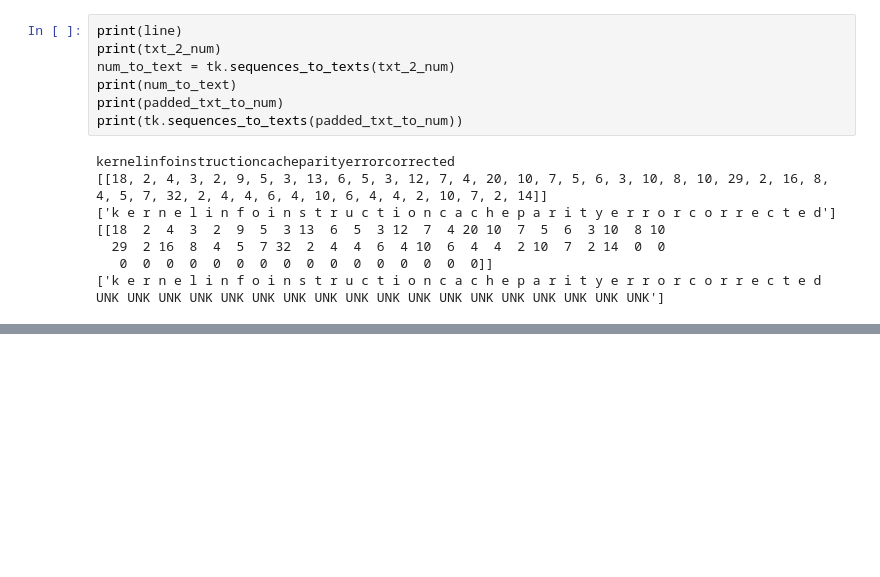
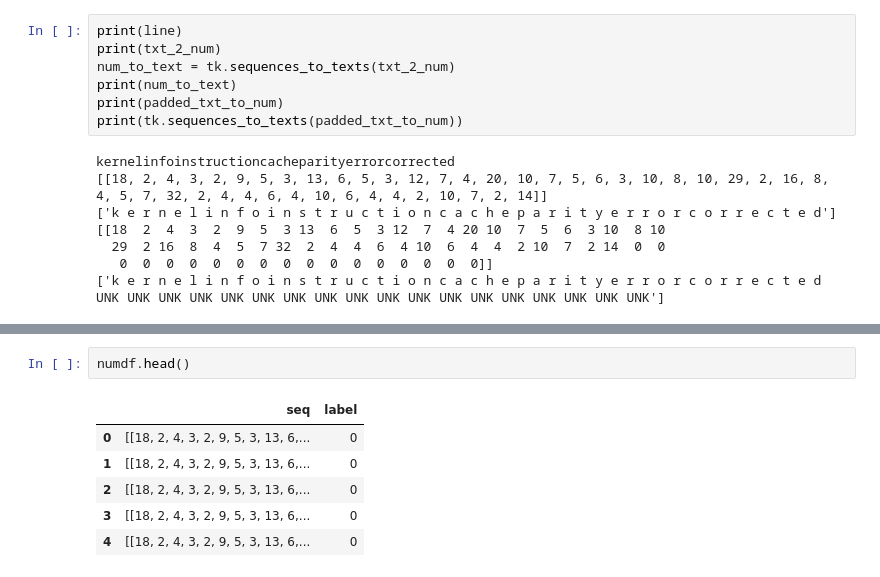
Before and after one commit to BhujayKumarBhatta/OCLog, a Jupyter notebook: oclog/EdaBGL_1.ipynb, the cells around one changed output, grey strips where cells are left out. Saved outputs shown, nothing was run; the diff lists cells and outputs as text; blank space fills up the shorter version.

```diff
--- a/oclog/EdaBGL_1.ipynb
+++ b/oclog/EdaBGL_1.ipynb
@@ -395,0 +485,9 @@ y
+# %%
+numdf.head()
+# %% [output]
+|  | seq | label |
+| 0 | [[18, 2, 4, 3, 2, 9, 5, 3, 13, 6,... | 0 |
+| 1 | [[18, 2, 4, 3, 2, 9, 5, 3, 13, 6,... | 0 |
+| 2 | [[18, 2, 4, 3, 2, 9, 5, 3, 13, 6,... | 0 |
+| 3 | [[18, 2, 4, 3, 2, 9, 5, 3, 13, 6,... | 0 |
+| 4 | [[18, 2, 4, 3, 2, 9, 5, 3, 13, 6,... | 0 |
```
Also changed, not shown: parts of 33 cells of this notebook, 1 other file.
